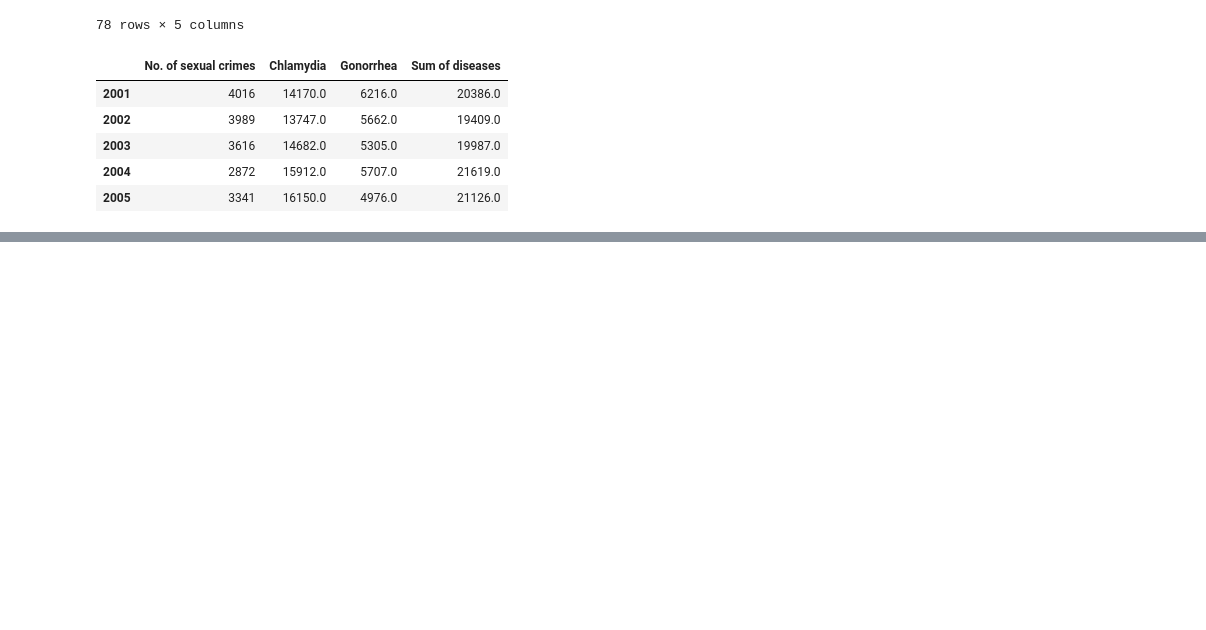
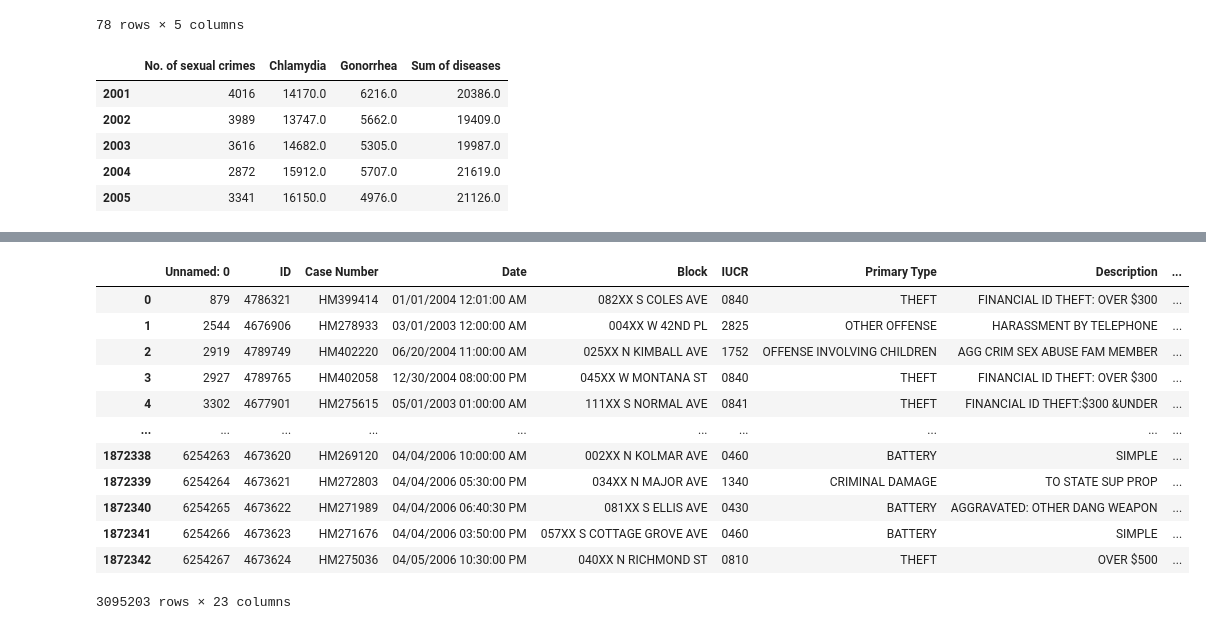
Before and after one commit to klebiedzinska/big_data_project, a Jupyter notebook: Untitled.ipynb, the cells around one changed output, grey strips where cells are left out. Drawn from its saved outputs; the diff is of its cells as text; code cells hidden in the pictures; blank space fills up the shorter version.

```diff
--- a/Untitled.ipynb
+++ b/Untitled.ipynb
@@ -524,0 +570,18 @@ result_4
+# %%
+crime_ca_clean = crime_1_7.dropna(subset=['Community Area'])
+crime_ca_clean = crime_ca_clean[crime_ca_clean['Community Area'] != 0.0]
+crime_ca_clean
+# %% [output]
+|  | Unnamed: 0 | ID | Case Number | Date | Block | IUCR | Primary Type | Description | ... |
+| 0 | 879 | 4786321 | HM399414 | 01/01/2004 12:01:00 AM | 082XX S COLES AVE | 0840 | THEFT | FINANCIAL ID THEFT: OVER $300 | ... |
+| 1 | 2544 | 4676906 | HM278933 | 03/01/2003 12:00:00 AM | 004XX W 42ND PL | 2825 | OTHER OFFENSE | HARASSMENT BY TELEPHONE | ... |
+| 2 | 2919 | 4789749 | HM402220 | 06/20/2004 11:00:00 AM | 025XX N KIMBALL AVE | 1752 | OFFENSE INVOLVING CHILDREN | AGG CRIM SEX ABUSE FAM MEMBER | ... |
+| 3 | 2927 | 4789765 | HM402058 | 12/30/2004 08:00:00 PM | 045XX W MONTANA ST | 0840 | THEFT | FINANCIAL ID THEFT: OVER $300 | ... |
+| 4 | 3302 | 4677901 | HM275615 | 05/01/2003 01:00:00 AM | 111XX S NORMAL AVE | 0841 | THEFT | FINANCIAL ID THEFT:$300 &UNDER | ... |
+| ... | ... | ... | ... | ... | ... | ... | ... | ... | ... |
+| 1872338 | 6254263 | 4673620 | HM269120 | 04/04/2006 10:00:00 AM | 002XX N KOLMAR AVE | 0460 | BATTERY | SIMPLE | ... |
+| 1872339 | 6254264 | 4673621 | HM272803 | 04/04/2006 05:30:00 PM | 034XX N MAJOR AVE | 1340 | CRIMINAL DAMAGE | TO STATE SUP PROP | ... |
+| 1872340 | 6254265 | 4673622 | HM271989 | 04/04/2006 06:40:30 PM | 081XX S ELLIS AVE | 0430 | BATTERY | AGGRAVATED: OTHER DANG WEAPON | ... |
+| 1872341 | 6254266 | 4673623 | HM271676 | 04/04/2006 03:50:00 PM | 057XX S COTTAGE GROVE AVE | 0460 | BATTERY | SIMPLE | ... |
+| 1872342 | 6254267 | 4673624 | HM275036 | 04/05/2006 10:30:00 PM | 040XX N RICHMOND ST | 0810 | THEFT | OVER $500 | ... |
+3095203 rows × 23 columns
```
Also changed, not shown: parts of 16 cells of this notebook.
